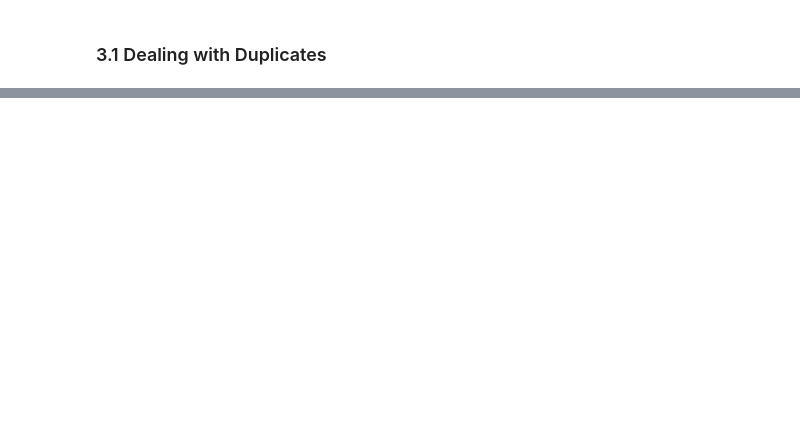
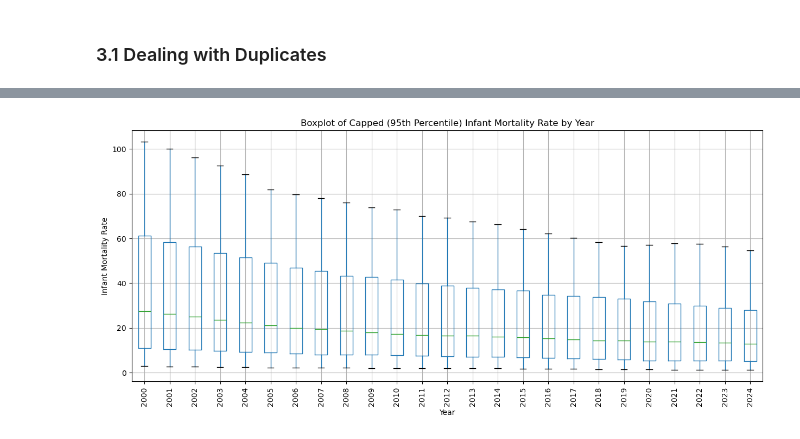
Before and after one commit to frogosorap/SDGReadinessIndex, a Jupyter notebook: Raw_Data/SDG_3_Good_Health_and_Well-Being/Cleaning_SDG_3.ipynb, the cells around one changed output, grey strips where cells are left out. Drawn from its saved outputs; the diff is of its cells as text; code cells hidden in the pictures; blank space fills up the shorter version.

Commit message:
Checking outliers for each dataset

```diff
--- a/Raw_Data/SDG_3_Good_Health_and_Well-Being/Cleaning_SDG_3.ipynb
+++ b/Raw_Data/SDG_3_Good_Health_and_Well-Being/Cleaning_SDG_3.ipynb
@@ -133,0 +146,11 @@ For the SDG 3 sub-index, the selected datasets include infant mortality, disease
+# %%
+# Select only the required columns and rows
+infant_df = infant_df[
+    (infant_df['Sex'] == 'BOTHSEX')
+][['GeoAreaName', 'Sex'] + infant_years].copy()
+
+# Check for blank or NaN values
+blank_or_nan = infant_df.isnull().sum() + (infant_df == '').sum()
+
+print("Blank or NaN Values Per Column:")
+display(blank_or_nan[blank_or_nan > 0])
@@ -133,0 +208,68 @@ For the SDG 3 sub-index, the selected datasets include infant mortality, disease
+# %%
+infant_possible_outliers = []
+
+for year in years_2000_2024:
+
+    # Skip missing year columns
+    if year not in infant_df.columns:
+        continue
+
+    # Calculate 95th percentile threshold
+    upper_cap = infant_df[year].quantile(0.95)
+
+    # Get values above 95th percentile
+    outliers = infant_df[
+        infant_df[year] > upper_cap
+    ][['GeoAreaName', 'Sex', year]].copy()
+
+    outliers = outliers.rename(
+        columns={year: 'InfantMortalityRate'}
+    )
+
+    outliers['Year'] = year
+    outliers['95thPercentileCap'] = upper_cap
+
+    infant_possible_outliers.append(outliers)
+
+infant_possible_outliers_df = pd.concat(infant_possible_outliers)
+
+print("Values Above 95th Percentile Before Capping:")
+display(infant_possible_outliers_df)
+
+# -----------------------------
+# Apply 95th percentile capping
+# -----------------------------
+infant_df_capped = infant_df.copy()
+
+for year in years_2000_2024:
+
+    # Skip missing year columns
+    if year not in infant_df_capped.columns:
+        continue
+
+    # Calculate 95th percentile
+    upper_cap = infant_df_capped[year].quantile(0.95)
+
+    # Cap values above threshold
+    infant_df_capped[year] = infant_df_capped[year].clip(
+        upper=upper_cap
+    )
+
+infant_df = infant_df_capped
+
+# Boxplot after capping
+plt.figure(figsize=(15, 6))
+
+infant_df.boxplot(
+    column=years_2000_2024,
+    rot=90
+)
+
+plt.title('Boxplot of Capped (95th Percentile) Infant Mortality Rate by Year')
+plt.xlabel('Year')
+plt.ylabel('Infant Mortality Rate')
+
+plt.grid(True)
+
+plt.show()
+# %% [output]
@@ -133,0 +290 @@ For the SDG 3 sub-index, the selected datasets include infant mortality, disease
+[figure, added]
```
Also changed, not shown: parts of 24 cells of this notebook, 1 other file.
